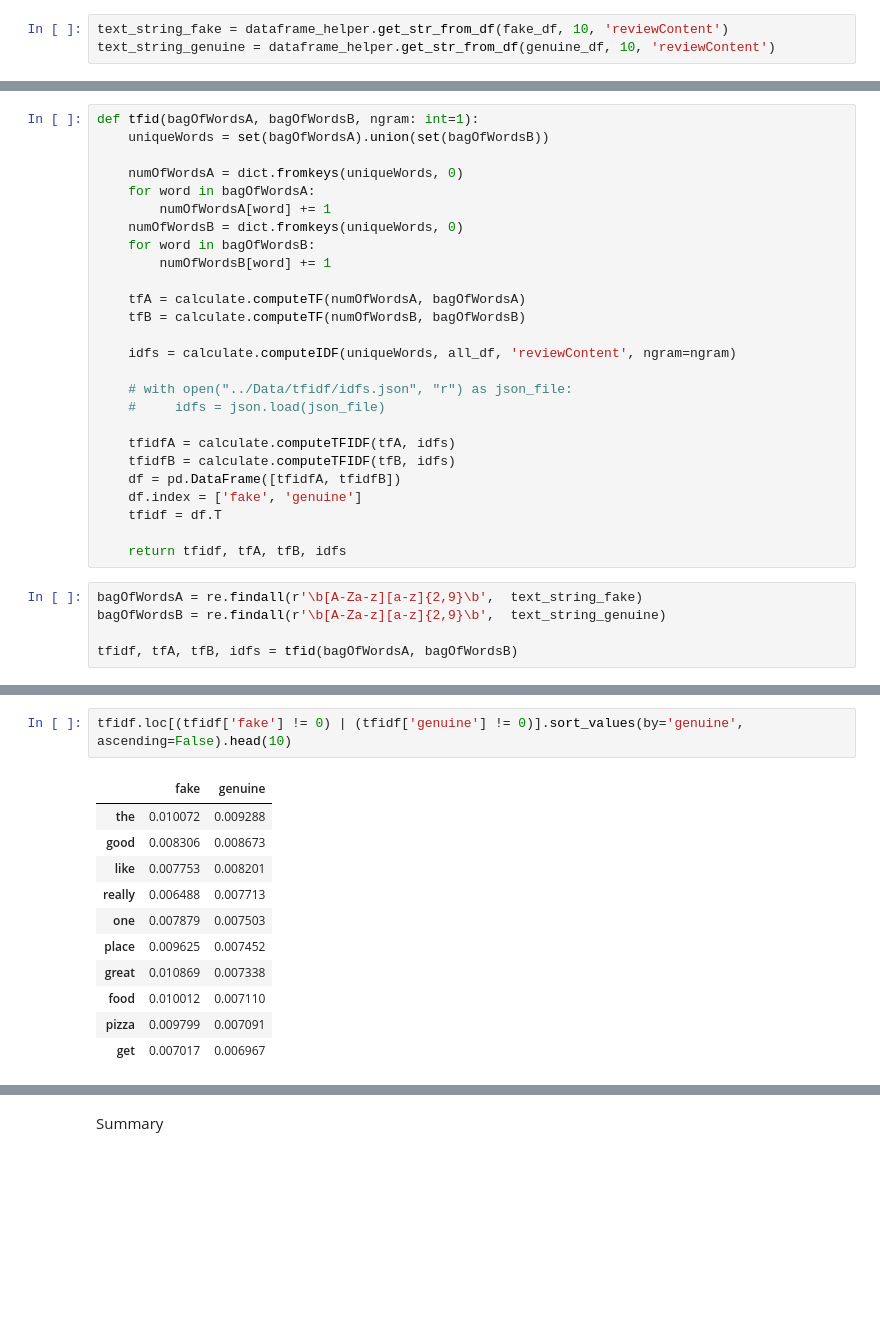
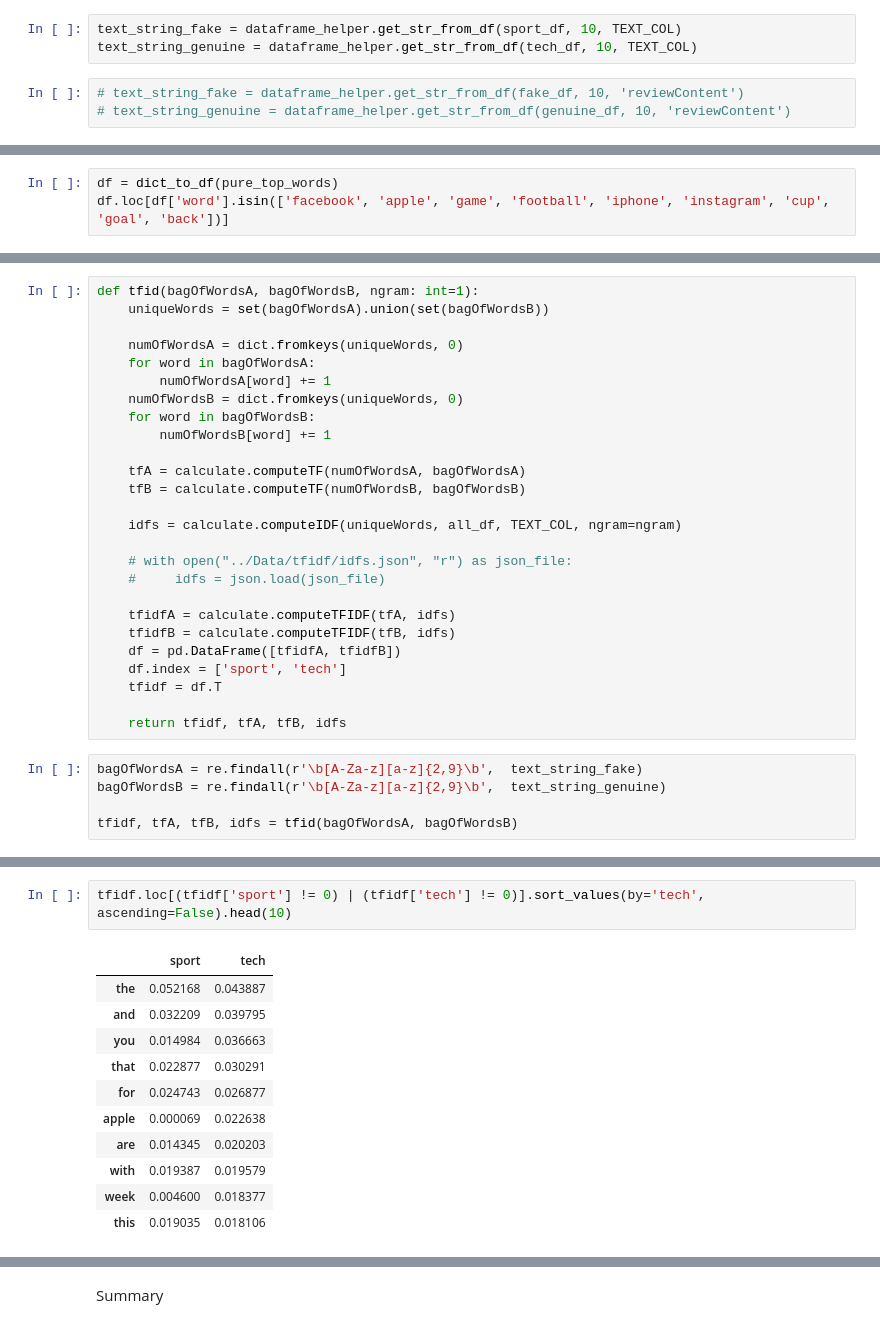
Before and after one commit to Amstelz/fake-review-detection, a Jupyter notebook: Code/separate_class.ipynb, the cells around one changed output, grey strips where cells are left out. Cells and saved outputs as stored; diff of their text form; blank space fills up the shorter version.

Commit message:
good bye

```diff
--- a/Code/separate_class.ipynb
+++ b/Code/separate_class.ipynb
@@ -46,4 +55,7 @@ See the caveats in the documentation: https://pandas.pydata.org/pandas-docs/stab
+# %%
+text_string_fake = dataframe_helper.get_str_from_df(sport_df, 10, TEXT_COL)
+text_string_genuine = dataframe_helper.get_str_from_df(tech_df, 10, TEXT_COL)
 # %%
-text_string_fake = dataframe_helper.get_str_from_df(fake_df, 10, 'reviewContent')
-text_string_genuine = dataframe_helper.get_str_from_df(genuine_df, 10, 'reviewContent')
+# text_string_fake = dataframe_helper.get_str_from_df(fake_df, 10, 'reviewContent')
+# text_string_genuine = dataframe_helper.get_str_from_df(genuine_df, 10, 'reviewContent')
 # %%
@@ -487,0 +500,3 @@ dict_to_df(pure_top_words).head(50)
+# %%
+df = dict_to_df(pure_top_words)
+df.loc[df['word'].isin(['facebook', 'apple', 'game', 'football', 'iphone', 'instagram', 'cup', 'goal', 'back'])]
@@ -501,7 +524,7 @@ def tfid(bagOfWordsA, bagOfWordsB, ngram: int=1):
     tfA = calculate.computeTF(numOfWordsA, bagOfWordsA)
     tfB = calculate.computeTF(numOfWordsB, bagOfWordsB)
 
-    idfs = calculate.computeIDF(uniqueWords, all_df, 'reviewContent', ngram=ngram)
+    idfs = calculate.computeIDF(uniqueWords, all_df, TEXT_COL, ngram=ngram)
 
     # with open("../Data/tfidf/idfs.json", "r") as json_file:
     #     idfs = json.load(json_file)
@@ -509,7 +532,7 @@ def tfid(bagOfWordsA, bagOfWordsB, ngram: int=1):
     tfidfA = calculate.computeTFIDF(tfA, idfs)
     tfidfB = calculate.computeTFIDF(tfB, idfs)
     df = pd.DataFrame([tfidfA, tfidfB])
-    df.index = ['fake', 'genuine']
+    df.index = ['sport', 'tech']
     tfidf = df.T
 
     return tfidf, tfA, tfB, idfs
@@ -535,14 +548,14 @@ tfidf.loc[(tfidf['fake'] != 0) | (tfidf['genuine'] != 0)].sort_values(by='fake',
 # %%
-tfidf.loc[(tfidf['fake'] != 0) | (tfidf['genuine'] != 0)].sort_values(by='genuine', ascending=False).head(10)
+tfidf.loc[(tfidf['sport'] != 0) | (tfidf['tech'] != 0)].sort_values(by='tech', ascending=False).head(10)
 # %% [output]
-|  | fake | genuine |
-| the | 0.010072 | 0.009288 |
-| good | 0.008306 | 0.008673 |
-| like | 0.007753 | 0.008201 |
-| really | 0.006488 | 0.007713 |
-| one | 0.007879 | 0.007503 |
-| place | 0.009625 | 0.007452 |
-| great | 0.010869 | 0.007338 |
-| food | 0.010012 | 0.007110 |
-| pizza | 0.009799 | 0.007091 |
-| get | 0.007017 | 0.006967 |
+|  | sport | tech |
+| the | 0.052168 | 0.043887 |
+| and | 0.032209 | 0.039795 |
+| you | 0.014984 | 0.036663 |
+| that | 0.022877 | 0.030291 |
+| for | 0.024743 | 0.026877 |
+| apple | 0.000069 | 0.022638 |
+| are | 0.014345 | 0.020203 |
+| with | 0.019387 | 0.019579 |
+| week | 0.004600 | 0.018377 |
+| this | 0.019035 | 0.018106 |
```
Also changed, not shown: parts of 37 cells of this notebook, 13 other files.
